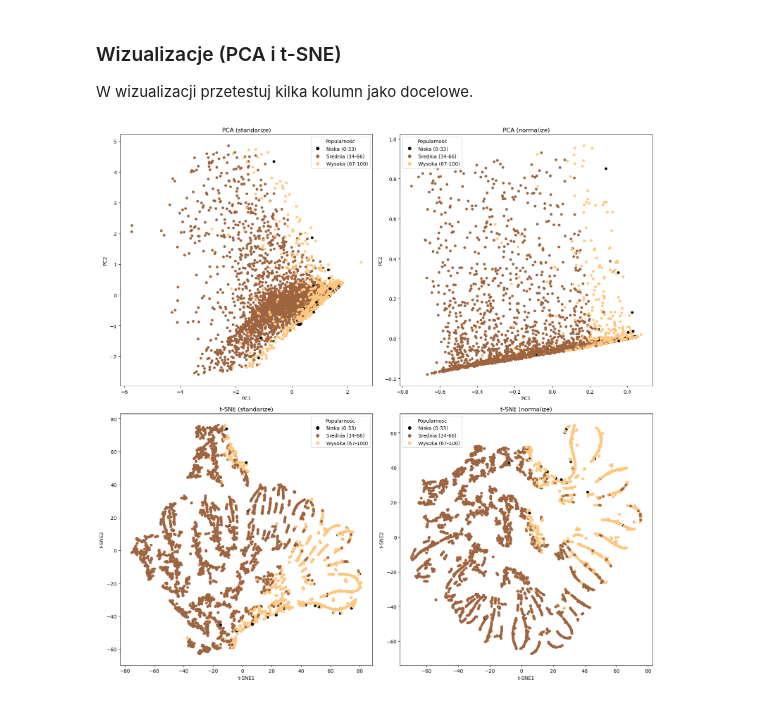
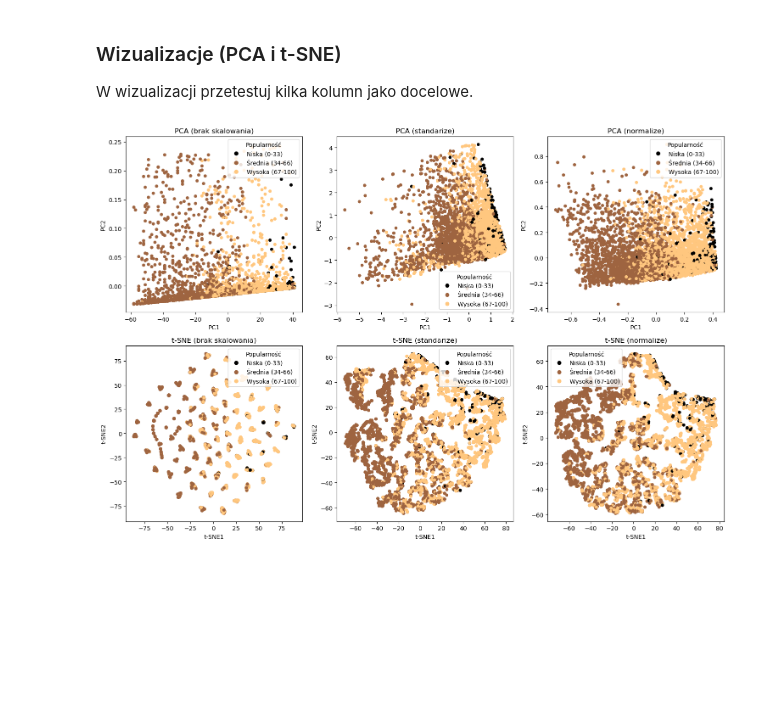
Before and after one commit to Zajecia-na-PWr-LR/lista-2-P1roks, a Jupyter notebook: UczenieMaszynowe_25_26_Lista2.ipynb, the cells around one changed output. Saved outputs shown, nothing was run; the diff lists cells and outputs as text; code cells hidden in the pictures; blank space fills up the shorter version.

```diff
--- a/UczenieMaszynowe_25_26_Lista2.ipynb
+++ b/UczenieMaszynowe_25_26_Lista2.ipynb
@@ -610,12 +653,11 @@ def remove_outliers(X, y):
 
     mask = outlier_filter.all(axis=1)
 
-    X_cleaned = X[mask]
-    y_cleaned = y[mask]
-
-    return X_cleaned, y_cleaned
+    return X[mask], y[mask]
 # %%
 limit = 5000
+rng = np.random.default_rng(100)
+
 spotify["popularity_bracket"] = pd.cut(
     spotify["popularity"],
     bins=[0, 33, 66, 100],
@@ -626,7 +668,8 @@ spotify["popularity_bracket"] = pd.cut(
 X, y = dataframe_xy(spotify, best_features, "popularity_bracket")
 y = LabelEncoder().fit_transform(y)
 X, y = remove_outliers(X, y)
-X, y = X[:limit], y[:limit]
+idx = rng.choice(X.shape[0], size=limit, replace=False)
+X, y = X[idx], y[idx]
 
 X_std = standarize(X)
 X_norm = normalize(X)
@@ -634,47 +677,57 @@ X_norm = normalize(X)
 pca = PCA(n_components=2)
 tsne = TSNE(n_components=2, random_state=100)
 
+X_pca = pca.fit_transform(X)
 X_std_pca = pca.fit_transform(X_std)
 X_norm_pca = pca.fit_transform(X_norm)
 
+X_tsne = tsne.fit_transform(X)
 X_std_tsne = tsne.fit_transform(X_std)
 X_norm_tsne = tsne.fit_transform(X_norm)
 # %%
-fig, axes = plt.subplots(2, 2, figsize=(16, 16))
+fig, axes = plt.subplots(2, 3, figsize=(15, 10))
 axes = axes.flatten()
 
 def draw_plot(df, x, y, title, ax):
     plot = df.plot(
         kind="scatter",
         x=x,
         y=y,
         c="popularity",
         title=title,
         colormap="copper",
         colorbar=False,
         ax=ax,
     )
     labels = ["Niska (0-33)", "Średnia (34-66)", "Wysoka (67-100)"]
     legend_elements = plot.collections[0].legend_elements()[0]
     ax.legend(legend_elements, labels, title="Popularność")
 
+df_pca = pd.DataFrame(X_pca, columns=["PC1", "PC2"])
+df_pca["popularity"] = y
+draw_plot(df_pca, "PC1", "PC2", "PCA (brak skalowania)", axes[0])
+
 df_std_pca = pd.DataFrame(X_std_pca, columns=["PC1", "PC2"])
 df_std_pca["popularity"] = y
-draw_plot(df_std_pca, "PC1", "PC2", "PCA (standarize)", axes[0])
+draw_plot(df_std_pca, "PC1", "PC2", "PCA (standarize)", axes[1])
 
 df_norm_pca = pd.DataFrame(X_norm_pca, columns=["PC1", "PC2"])
 df_norm_pca["popularity"] = y
-draw_plot(df_norm_pca, "PC1", "PC2", "PCA (normalize)", axes[1])
+draw_plot(df_norm_pca, "PC1", "PC2", "PCA (normalize)", axes[2])
+
+df_tsne = pd.DataFrame(X_tsne, columns=["t-SNE1", "t-SNE2"])
+df_tsne["popularity"] = y
+draw_plot(df_tsne, "t-SNE1", "t-SNE2", "t-SNE (brak skalowania)", axes[3])
 
 df_std_tsne = pd.DataFrame(X_std_tsne, columns=["t-SNE1", "t-SNE2"])
 df_std_tsne["popularity"] = y
-draw_plot(df_std_tsne, "t-SNE1", "t-SNE2", "t-SNE (standarize)", axes[2])
+draw_plot(df_std_tsne, "t-SNE1", "t-SNE2", "t-SNE (standarize)", axes[4])
 
 df_norm_tsne = pd.DataFrame(X_norm_tsne, columns=["t-SNE1", "t-SNE2"])
 df_norm_tsne["popularity"] = y
-draw_plot(df_norm_tsne, "t-SNE1", "t-SNE2", "t-SNE (normalize)", axes[3])
+draw_plot(df_norm_tsne, "t-SNE1", "t-SNE2", "t-SNE (normalize)", axes[5])
 
 plt.tight_layout()
 plt.show()
 # %% [output]
-[figure, old version]
+[figure, new version]
```
Also changed, not shown: parts of 5 cells of this notebook.
